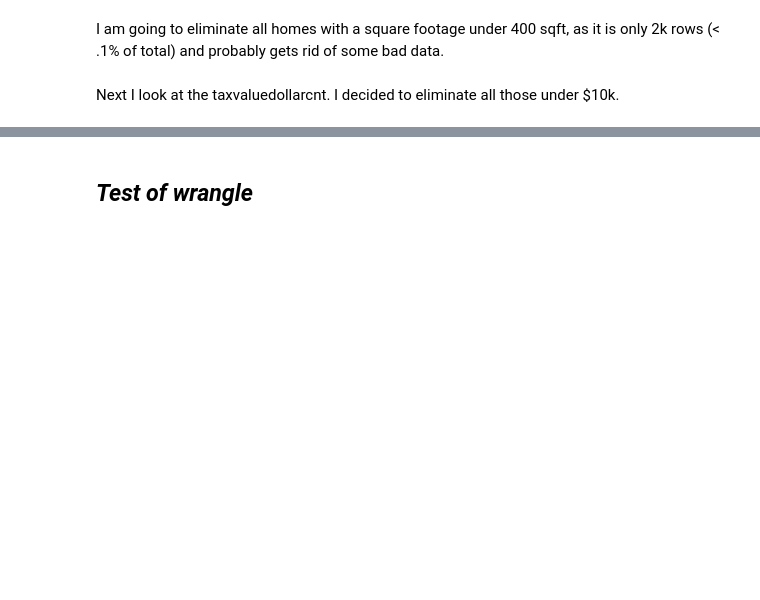
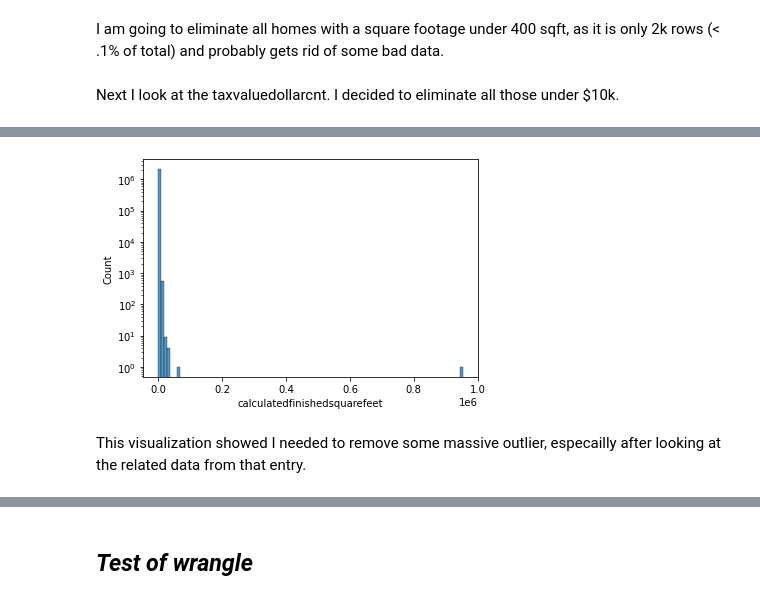
Before and after one commit to Miller-Ryan-1/regression-exercises, a Jupyter notebook: wrangle.ipynb, the cells around one changed output, grey strips where cells are left out. Cells and saved outputs as stored; diff of their text form; code cells hidden in the pictures; blank space fills up the shorter version.

```diff
--- a/wrangle.ipynb
+++ b/wrangle.ipynb
@@ -88,0 +289,12 @@ df.describe().T
+# %%
+df = df[df['bathroomcnt'] > 0]
+df = df[df['bedroomcnt'] > 0]
+df = df[df['bathroomcnt'] < 8]
+df = df[df['bedroomcnt'] < 8]
+# %%
+sns.histplot(x='calculatedfinishedsquarefeet', data = df, bins = 100, log_scale=(False, True))
+plt.show()
+# %% [output]
+[figure, added]
+# %% [markdown]
+This visualization showed I needed to remove some massive outlier, especailly after looking at the related data from that entry.
```
Also changed, not shown: parts of 43 cells of this notebook, 1 other file.
